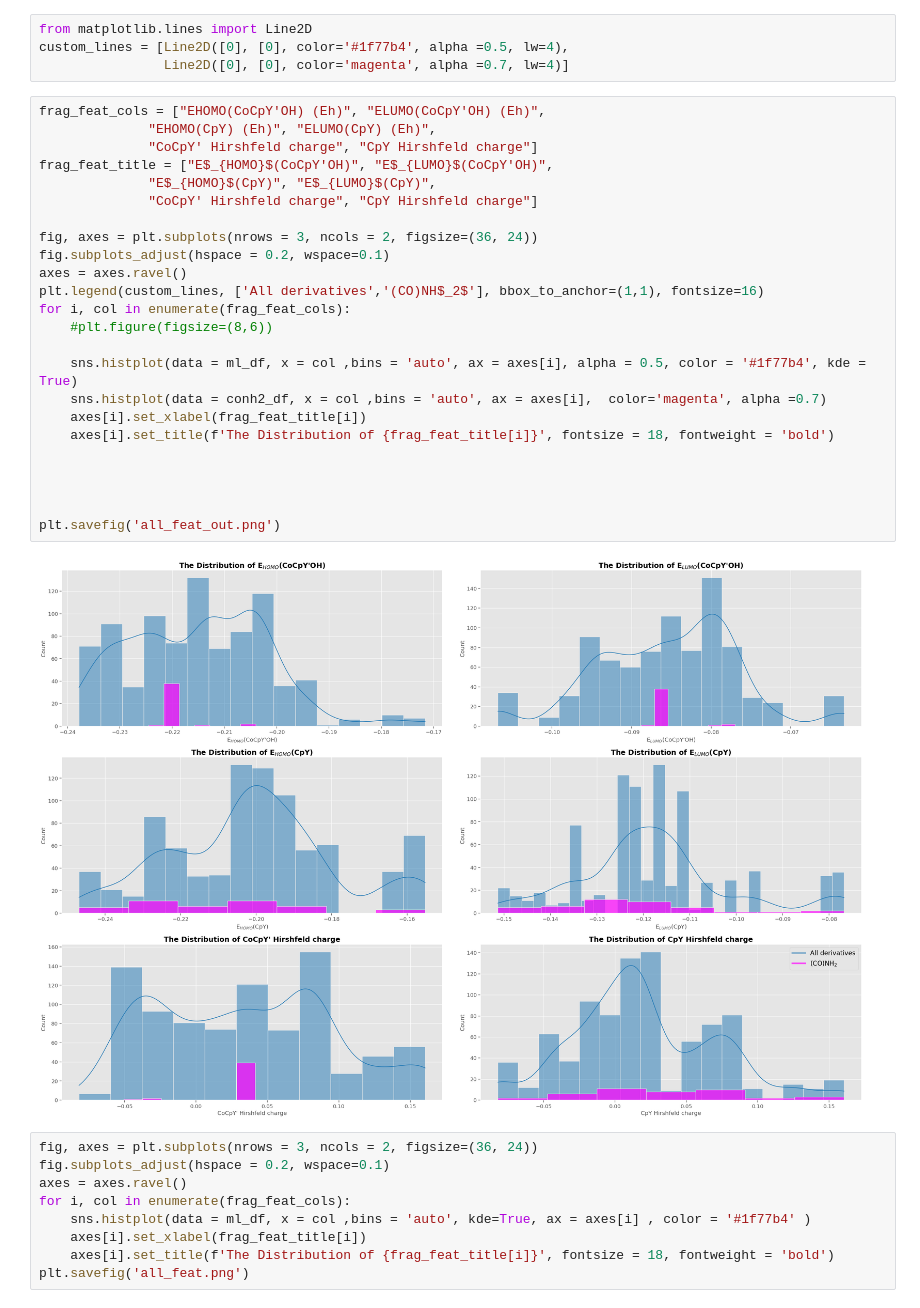
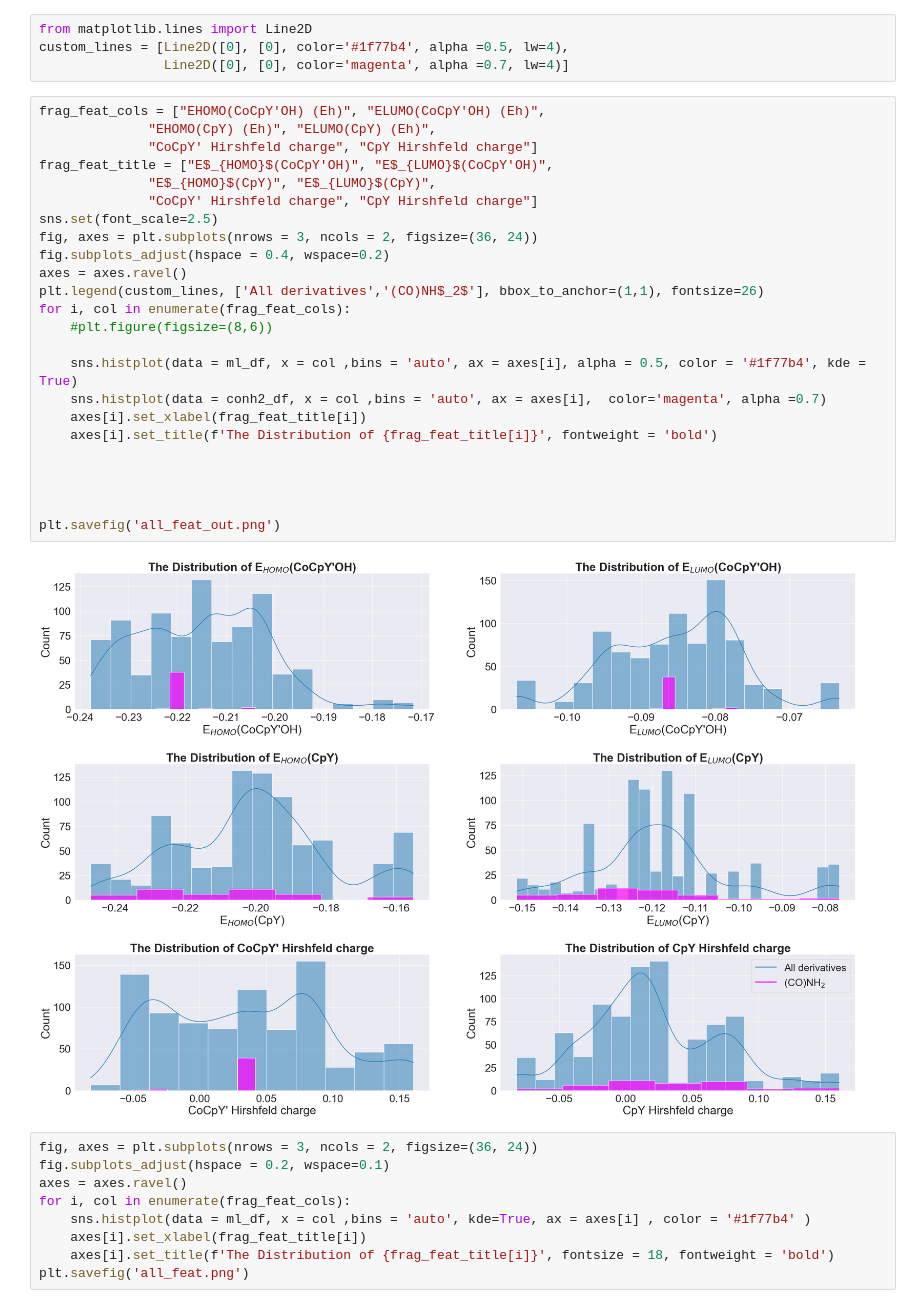
Before and after one commit to sheha919/Cobaltocenium_project, a Jupyter notebook: bdeVsfeatures_new.ipynb, the cells around one changed output. Drawn from its saved outputs; the diff is of its cells as text.

Commit message:
modify the plots

```diff
--- a/bdeVsfeatures_new.ipynb
+++ b/bdeVsfeatures_new.ipynb
@@ -234,29 +234,29 @@ custom_lines = [Line2D([0], [0], color='#1f77b4', alpha =0.5, lw=4),
 # %%
 frag_feat_cols = ["EHOMO(CoCpY'OH) (Eh)", "ELUMO(CoCpY'OH) (Eh)",
               "EHOMO(CpY) (Eh)", "ELUMO(CpY) (Eh)",
               "CoCpY' Hirshfeld charge", "CpY Hirshfeld charge"]
 frag_feat_title = ["E$_{HOMO}$(CoCpY'OH)", "E$_{LUMO}$(CoCpY'OH)",
               "E$_{HOMO}$(CpY)", "E$_{LUMO}$(CpY)",
               "CoCpY' Hirshfeld charge", "CpY Hirshfeld charge"]
-
+sns.set(font_scale=2.5)
 fig, axes = plt.subplots(nrows = 3, ncols = 2, figsize=(36, 24))
-fig.subplots_adjust(hspace = 0.2, wspace=0.1)
+fig.subplots_adjust(hspace = 0.4, wspace=0.2)
 axes = axes.ravel()
-plt.legend(custom_lines, ['All derivatives','(CO)NH$_2$'], bbox_to_anchor=(1,1), fontsize=16)
+plt.legend(custom_lines, ['All derivatives','(CO)NH$_2$'], bbox_to_anchor=(1,1), fontsize=26)
 for i, col in enumerate(frag_feat_cols):
     #plt.figure(figsize=(8,6))
 
     sns.histplot(data = ml_df, x = col ,bins = 'auto', ax = axes[i], alpha = 0.5, color = '#1f77b4', kde = True)
     sns.histplot(data = conh2_df, x = col ,bins = 'auto', ax = axes[i],  color='magenta', alpha =0.7)
     axes[i].set_xlabel(frag_feat_title[i])
-    axes[i].set_title(f'The Distribution of {frag_feat_title[i]}', fontsize = 18, fontweight = 'bold')
+    axes[i].set_title(f'The Distribution of {frag_feat_title[i]}', fontweight = 'bold')
 
 
 
 
 plt.savefig('all_feat_out.png')
 # %% [output]
-[figure, old version]
+[figure, new version]
 # %%
 fig, axes = plt.subplots(nrows = 3, ncols = 2, figsize=(36, 24))
 fig.subplots_adjust(hspace = 0.2, wspace=0.1)
```
Also changed, not shown: parts of 2 cells of this notebook, 18 other files.
